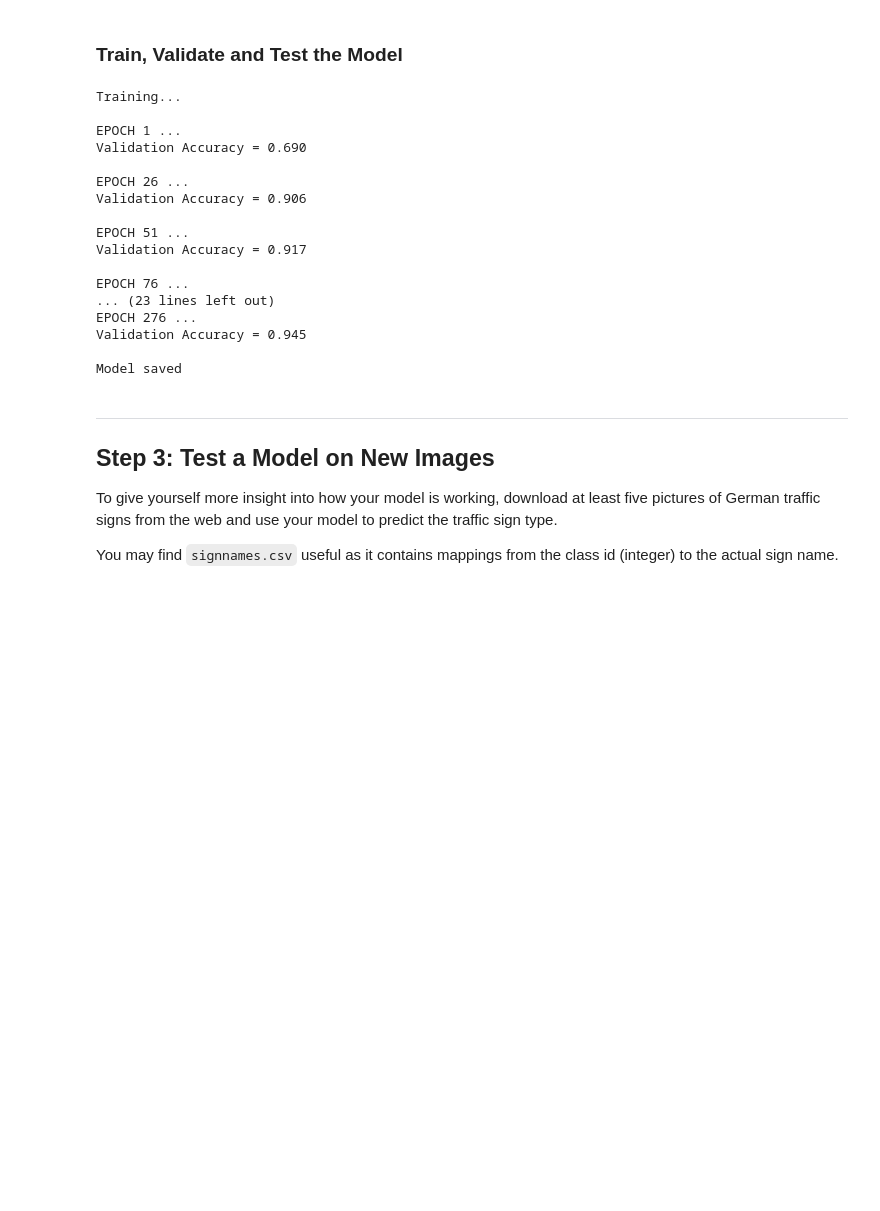
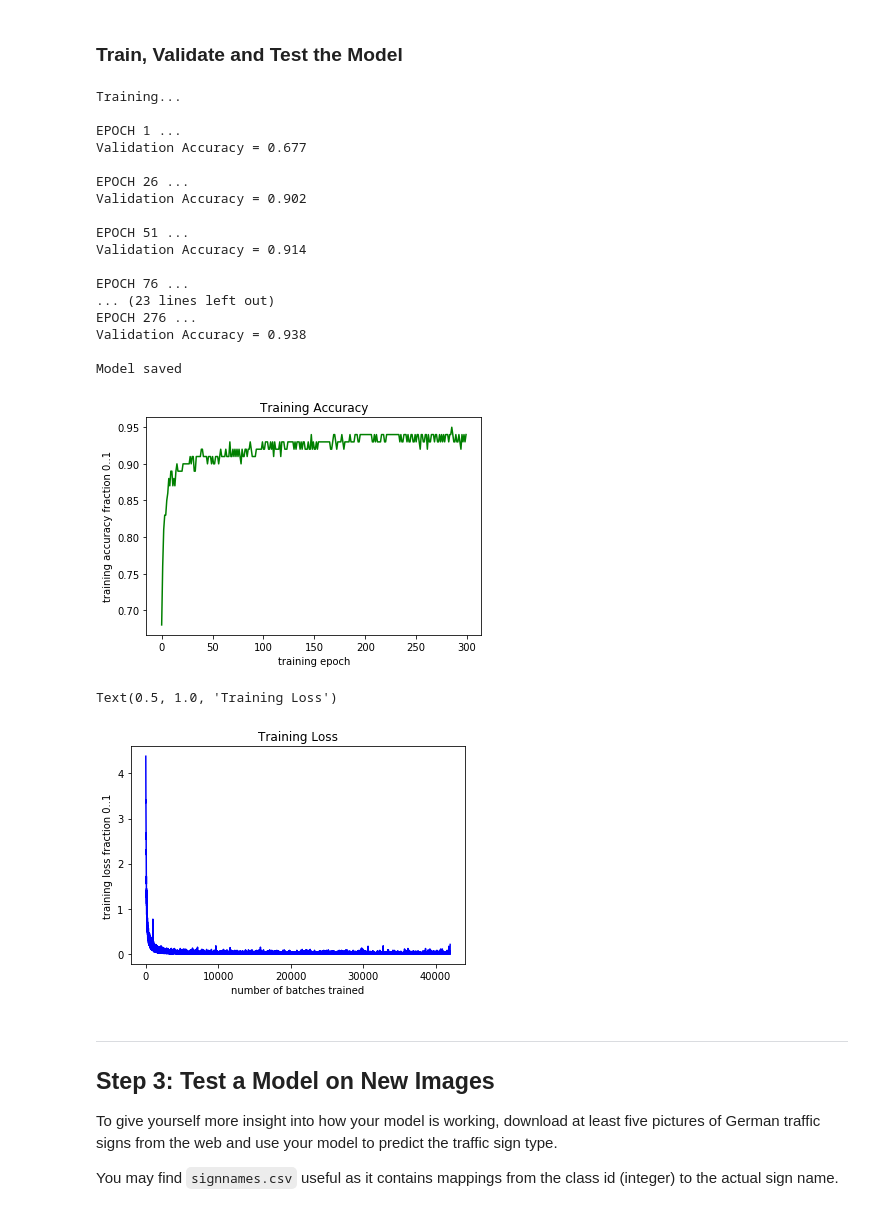
Before and after one commit to a-d-i/TrafficSignClassifier, a Jupyter notebook: Traffic_Sign_Classifier.ipynb, the cells around one changed output. Saved outputs shown, nothing was run; the diff lists cells and outputs as text; code cells hidden in the pictures; blank space fills up the shorter version.

```diff
--- a/Traffic_Sign_Classifier.ipynb
+++ b/Traffic_Sign_Classifier.ipynb
@@ -308,9 +289,8 @@ x = tf.placeholder(tf.float32, (None, 32, 32, 3))
 y = tf.placeholder(tf.int32, (None))
 one_hot_y = tf.one_hot(y, 43)
 # %%
-rate = 0.001
+rate = 0.0009
 
-#logits = LeNetDerived_3Channel(tf.image.per_image_standardization(x))
 #logits = LeNetDerived_1Channel(tf.image.rgb_to_grayscale(tf.image.per_image_standardization(x)))
 logits = LeNetDerived_1Channel(tf.image.per_image_standardization(tf.image.rgb_to_grayscale(x)))
 cross_entropy = tf.nn.softmax_cross_entropy_with_logits(labels=one_hot_y, logits=logits)
@@ -332,6 +312,9 @@ def evaluate(X_data, y_data):
         total_accuracy += (accuracy * len(batch_x))
     return total_accuracy / num_examples
 # %%
+acc = []
+loss_data = []
+
 with tf.Session() as sess:
     sess.run(tf.global_variables_initializer())
     num_examples = len(X_train)
@@ -343,9 +326,12 @@ with tf.Session() as sess:
         for offset in range(0, num_examples, BATCH_SIZE):
             end = offset + BATCH_SIZE
             batch_x, batch_y = X_train[offset:end], y_train[offset:end]
-            sess.run(training_operation, feed_dict={x: batch_x, y: batch_y})
+            _, loss = sess.run([training_operation, loss_operation], feed_dict={x: batch_x, y: batch_y})
+            loss_data.append(np.round(loss, 2))
 
         validation_accuracy = evaluate(X_valid, y_valid)
+        acc.append(np.round(validation_accuracy,2))
+
         if (i % 25 == 0):
             print("EPOCH {} ...".format(i+1))
             print("Validation Accuracy = {:.3f}".format(validation_accuracy))
@@ -357,20 +343,34 @@ with tf.Session() as sess:
 Training...
 
 EPOCH 1 ...
-Validation Accuracy = 0.690
+Validation Accuracy = 0.677
 
 EPOCH 26 ...
-Validation Accuracy = 0.906
+Validation Accuracy = 0.902
 
 EPOCH 51 ...
-Validation Accuracy = 0.917
+Validation Accuracy = 0.914
 
 EPOCH 76 ...
 ... (23 lines left out)
 EPOCH 276 ...
-Validation Accuracy = 0.945
+Validation Accuracy = 0.938
 
 Model saved
+# %%
+plt.plot(acc, color='green')
+plt.xlabel('training epoch')
+plt.ylabel('training accuracy fraction 0..1')
+plt.title("Training Accuracy")
+plt.show()
+plt.plot(loss_data, color='blue')
+plt.xlabel('number of batches trained')
+plt.ylabel('training loss fraction 0..1')
+plt.title('Training Loss')
+# %% [output]
+[figure, added]
+Text(0.5, 1.0, 'Training Loss')
+[figure, added]
 # %% [markdown]
 ---
 
```
Also changed, not shown: parts of 18 cells of this notebook.
